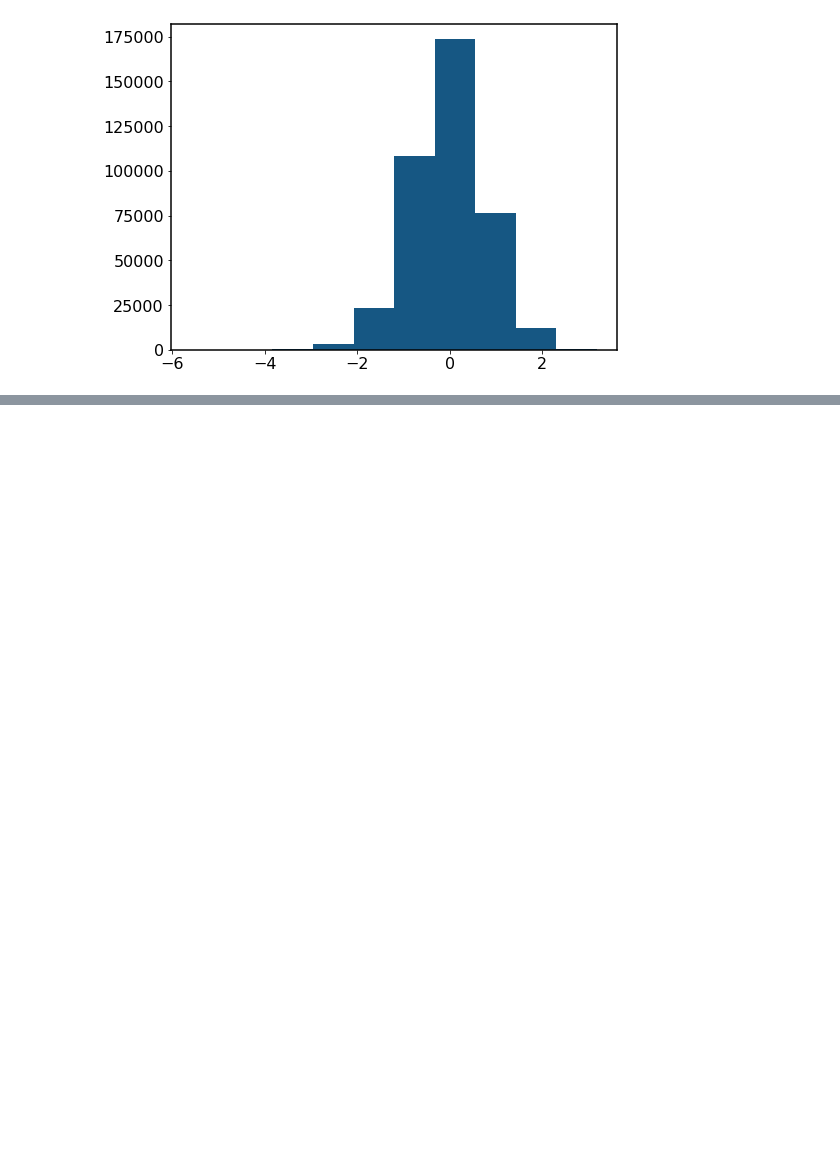
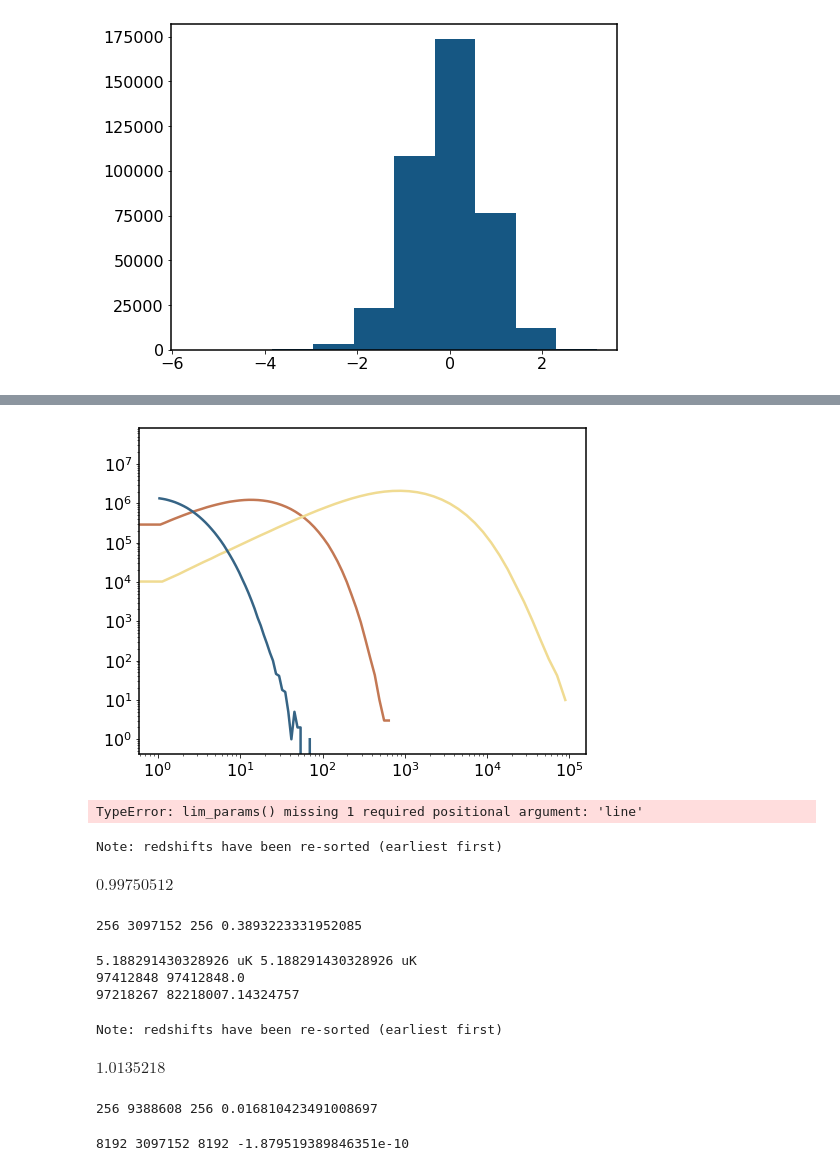
Before and after one commit to kokron/skyLine, a Jupyter notebook: notebooks/LIM LC Showcase.ipynb, the cells around one changed output, grey strips where cells are left out. Saved outputs shown, nothing was run; the diff lists cells and outputs as text; code cells hidden in the pictures; blank space fills up the shorter version.

```diff
--- a/notebooks/LIM LC Showcase.ipynb
+++ b/notebooks/LIM LC Showcase.ipynb
@@ -109,0 +181,2 @@ CO_map=np.asarray(LC_CO.obs_3d_map)
+# %%
+Lya_map=np.asarray(LC_Lya.obs_3d_map)
@@ -231,0 +569,32 @@ CO_map.shape
+# %%
+#CO_map=np.load('../../map_noiseless_CO.npy')
+#TiCO_edge=np.linspace(-1, 50, 50+1)
+
+TiCO_pos=np.logspace(0, np.log10(np.max(CO_map)), 50+1)
+TiCO_neg=-np.logspace(np.log10(np.max(CO_map)), 0, 50+1)
+TiCO_edge=np.concatenate((TiCO_neg[TiCO_neg>=np.min(CO_map)],TiCO_pos))
+TiCO=(TiCO_edge[:-1]+TiCO_edge[1:])/2.
+
+BiCO_LC=np.histogram(CO_map.flatten(), bins=TiCO_edge)[0]
+# %%
+#CII_map=np.load('../../map_noiseless_CII.npy')
+
+TiCII_pos=np.logspace(0, np.log10(np.max(CII_map)), 50+1)
+TiCII_neg=-np.logspace(np.log10(np.max(CII_map)), 0, 50+1)
+TiCII_edge=np.concatenate((TiCII_neg[TiCII_neg>=np.min(CII_map)],TiCII_pos))
+TiCII=(TiCII_edge[:-1]+TiCII_edge[1:])/2.
+
+#TiCII_edge=np.linspace(-1e3, 6e4, 50+1)
+#TiCII=(TiCII_edge[:-1]+TiCII_edge[1:])/2.
+
+BiCII_LC=np.histogram(CII_map.flatten(), bins=TiCII_edge)[0]
+# %%
+TiLya_pos=np.logspace(0, np.log10(np.max(Lya_map)), 50+1)
+TiLya_neg=-np.logspace(np.log10(np.max(Lya_map)), 0, 50+1)
+TiLya_edge=np.concatenate((TiLya_neg[TiLya_neg>=np.min(Lya_map)],TiLya_pos))
+TiLya=(TiLya_edge[:-1]+TiLya_edge[1:])/2.
+
+#TiLya_edge=np.linspace(-1, 50, 50+1)
+#TiLya=(TiLya_edge[:-1]+TiLya_edge[1:])/2.
+
+BiLya_LC=np.histogram(Lya_map.flatten(), bins=TiLya_edge)[0]
@@ -231,0 +608,12 @@ CO_map.shape
+# %%
+blue='#366485'
+yellow='#f0db92'
+orange='#C37854'
+plt.plot(TiCO, BiCO_LC, color=orange)
+plt.plot(TiCII, BiCII_LC, color=yellow)
+plt.plot(TiLya, BiLya_LC, color=blue)
+
+plt.xscale('log')
+plt.yscale('log')
+# %% [output]
+[figure, added]
@@ -231,0 +627,21 @@ CO_map.shape
+# %%
+m_CO = lim(lim_params('/home-2/gsatopo1@jhu.edu/code/LIM Lightcones/preLIMinary/SFR_tables/sfr_table_normalmean_UniverseMachine_medianFalse_clean_solMass.dat','other'))
+# %% [output]
+TypeError: lim_params() missing 1 required positional argument: 'line'
+# %%
+m_CO.normalization
+# %% [output]
+Note: redshifts have been re-sorted (earliest first)
+$0.99750512 \; \mathrm{}$
+# %%
+Ti_CO, Bi_lim=get_VID_I(m_CO, 50)
+# %% [output]
+256 3097152 256 0.3893223331952085
+# %%
+print(LC_CO.sigmaN, m_CO.sigma_N)
+print(LC_CO.Npix*LC_CO.Nchan, m_CO.Nvox)
+print(np.sum(Bi_LC), np.sum(Bi_lim))
+# %% [output]
+5.188291430328926 uK 5.188291430328926 uK
+97412848 97412848.0
+97218267 82218007.14324757
@@ -231,0 +655,13 @@ CO_map.shape
+# %%
+m_CII.normalization
+# %% [output]
+Note: redshifts have been re-sorted (earliest first)
+$1.0135218 \; \mathrm{}$
+# %%
+Ii_CII, BiCII_lim=get_VID_I(m_CII, 50)
+# %% [output]
+256 9388608 256 0.016810423491008697
+# %%
+Ttest, PTtest=get_VID_I(m_CII, 50)
+# %% [output]
+8192 3097152 8192 -1.879519389846351e-10
```
Also changed, not shown: parts of 34 cells of this notebook.
